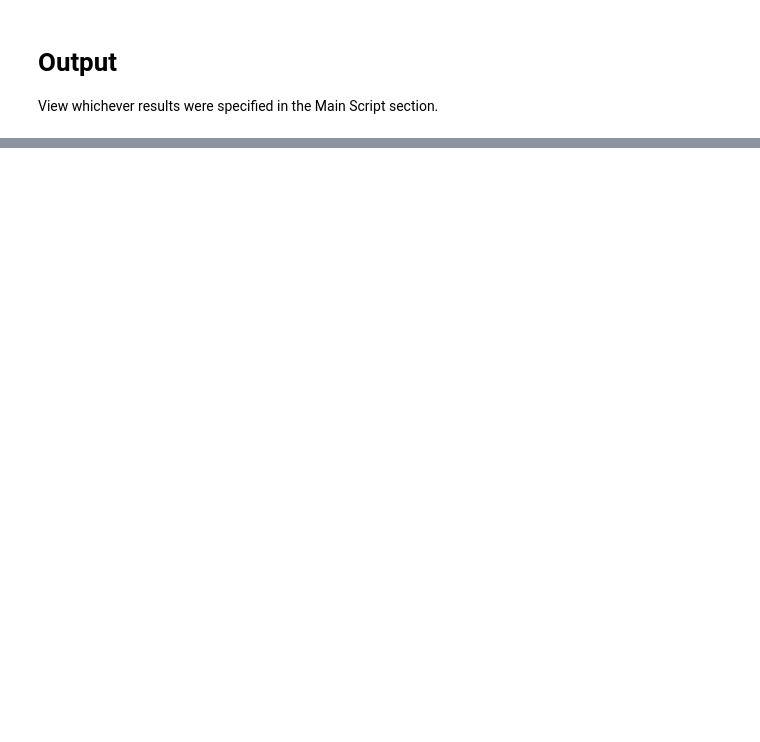
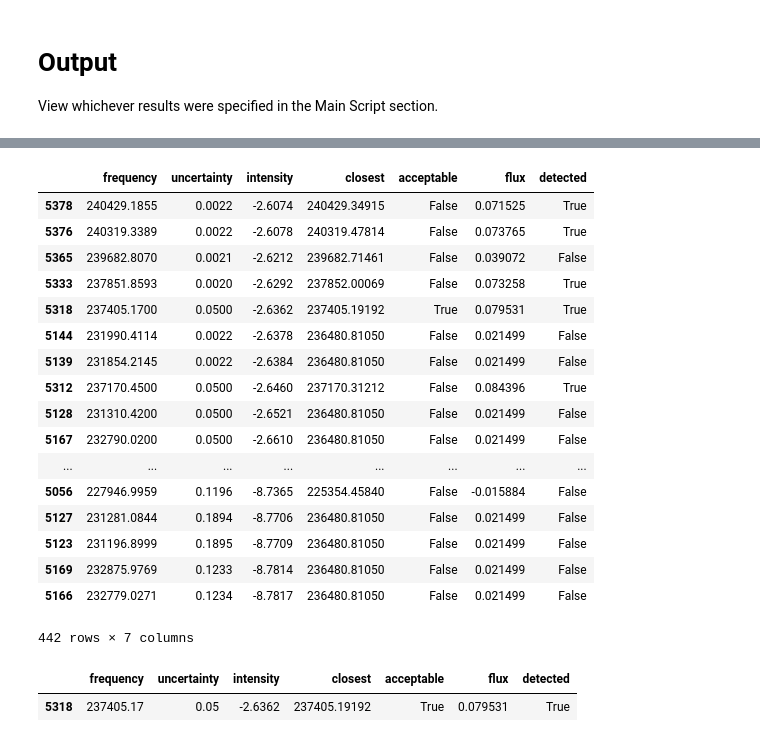
Before and after one commit to lavos84/NASA-Spectroscopy, a Jupyter notebook: Capstone.ipynb, the cells around one changed output, grey strips where cells are left out. Cells and saved outputs as stored; diff of their text form; code cells hidden in the pictures; blank space fills up the shorter version.

```diff
--- a/Capstone.ipynb
+++ b/Capstone.ipynb
@@ -24,6 +24,8 @@ filenames = ["./Data/Win0.clean1.contsub_Jy.rest.scom.c.txt",
              "./Data/Win3.clean1.contsub_Jy.rest.scom.c.txt"]
 # 'data' will be a 4 element list, with each element representing the data from 1 text file
 data = [np.loadtxt(f) for f in filenames]
+full_data = np.concatenate(data)  # One giant numpy array containing all the data
+full_data[:,0] = np.round(full_data[:,0] * 1000, 5)  # Frequences in MHz rounded to 5 decimal places
 generate_plot = True
 print("--- Complete ---\n")
 
@@ -263,0 +294,6 @@ spectral_lines
+# %%
+# Some frequencies in spectral_lines are duplicated.  Remove those first.
+for molecule in spectral_lines.keys():
+    spectral_lines[molecule] = spectral_lines[molecule].sort_values('frequency', ascending=False)
+    spectral_lines[molecule].drop_duplicates(subset = "frequency", keep = "first", inplace = True)
+    spectral_lines[molecule] = spectral_lines[molecule].sort_values(by = "intensity", ascending = False)
@@ -263,0 +308,49 @@ spectral_lines
+# %%
+def closest_freq(spectral_frequencies, data_frequencies):
+    # Convert the pd.Series to a list
+    spectral_frequencies = spectral_frequencies.tolist()
+    # We'll also need an array of zeros to store the results
+    closest_ids = np.zeros(len(spectral_frequencies), dtype = int)
+    # Then, for each spectral frequency, find the frequency in the input data closest to it.
+    for i, freq in enumerate(spectral_frequencies):
+        # Take the absolute value of the data_frequencies - spectral_frequency
+        # This will generate an array of values.  The smallest value is the closest frequency
+        closest_ids[i] = (np.abs(data_frequencies - freq)).argmin()
+    # Finally, return the array of indices
+    return closest_ids
+# %%
+test = closest_freq(spectral_lines["Ethyl Cyanide"]["frequency"], full_data[:,0])
+#test
+#indices = np.where( dataset[:, 1] >= 3 * np.std(dataset[:, 1]))
+test2 = spectral_lines["Ethyl Cyanide"].copy()
+test2["closest"] = full_data[test, 0]
+test2["acceptable"] = True
+test2["acceptable"].iloc[np.where(np.abs(test2.closest - test2.frequency) > test2.uncertainty)] = False
+test2["flux"] = full_data[test, 1]
+test2["detected"] = False
+test2["detected"].iloc[np.where( test2.flux >= 3* np.std(full_data[:, 1]))] = True
+test2
+# %% [output]
+|  | frequency | uncertainty | intensity | closest | acceptable | flux | detected |
+| 5378 | 240429.1855 | 0.0022 | -2.6074 | 240429.34915 | False | 0.071525 | True |
+| 5376 | 240319.3389 | 0.0022 | -2.6078 | 240319.47814 | False | 0.073765 | True |
+| 5365 | 239682.8070 | 0.0021 | -2.6212 | 239682.71461 | False | 0.039072 | False |
+| 5333 | 237851.8593 | 0.0020 | -2.6292 | 237852.00069 | False | 0.073258 | True |
+| 5318 | 237405.1700 | 0.0500 | -2.6362 | 237405.19192 | True | 0.079531 | True |
+| 5144 | 231990.4114 | 0.0022 | -2.6378 | 236480.81050 | False | 0.021499 | False |
+| 5139 | 231854.2145 | 0.0022 | -2.6384 | 236480.81050 | False | 0.021499 | False |
+| 5312 | 237170.4500 | 0.0500 | -2.6460 | 237170.31212 | False | 0.084396 | True |
+| 5128 | 231310.4200 | 0.0500 | -2.6521 | 236480.81050 | False | 0.021499 | False |
+| 5167 | 232790.0200 | 0.0500 | -2.6610 | 236480.81050 | False | 0.021499 | False |
+| ... | ... | ... | ... | ... | ... | ... | ... |
+| 5056 | 227946.9959 | 0.1196 | -8.7365 | 225354.45840 | False | -0.015884 | False |
+| 5127 | 231281.0844 | 0.1894 | -8.7706 | 236480.81050 | False | 0.021499 | False |
+| 5123 | 231196.8999 | 0.1895 | -8.7709 | 236480.81050 | False | 0.021499 | False |
+| 5169 | 232875.9769 | 0.1233 | -8.7814 | 236480.81050 | False | 0.021499 | False |
+| 5166 | 232779.0271 | 0.1234 | -8.7817 | 236480.81050 | False | 0.021499 | False |
+442 rows × 7 columns
+# %%
+test2[(test2["acceptable"] == True) & (test2["detected"] == True)]
+# %% [output]
+|  | frequency | uncertainty | intensity | closest | acceptable | flux | detected |
+| 5318 | 237405.17 | 0.05 | -2.6362 | 237405.19192 | True | 0.079531 | True |
```
Also changed, not shown: parts of 15 cells of this notebook.
